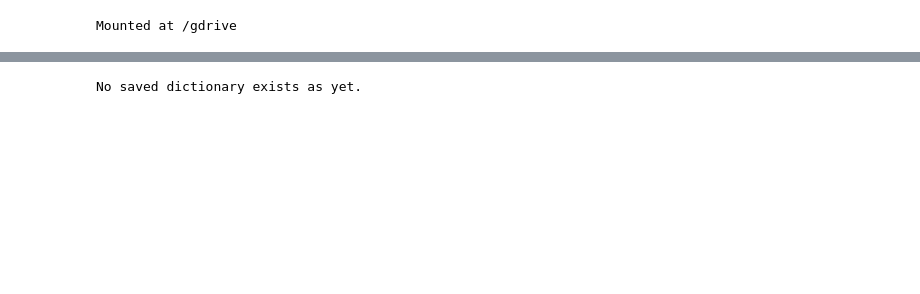
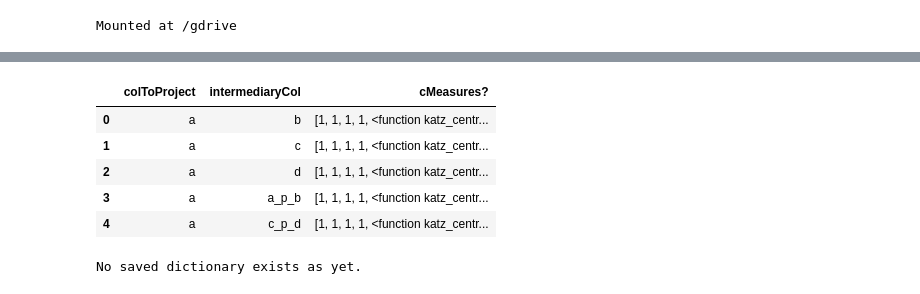
Before and after one commit to harnalashok/deeplearning-sequences, a Jupyter notebook: network_connect.ipynb, the cells around one changed output, grey strips where cells are left out. Cells and saved outputs as stored; diff of their text form; code cells hidden in the pictures; blank space fills up the shorter version.

```diff
--- a/network_connect.ipynb
+++ b/network_connect.ipynb
@@ -140,7 +133,14 @@ len(single_permute_list)   # 6
 # %%
 spl = pd.DataFrame(single_permute_list, columns = ["colToProject", "intermediaryCol", "cMeasures?"])
 spl.shape   # (210, 4)
-spl
+spl.head()
+# %% [output]
+|  | colToProject | intermediaryCol | cMeasures? |
+| 0 | a | b | [1, 1, 1, 1, <function katz_centr... |
+| 1 | a | c | [1, 1, 1, 1, <function katz_centr... |
+| 2 | a | d | [1, 1, 1, 1, <function katz_centr... |
+| 3 | a | a_p_b | [1, 1, 1, 1, <function katz_centr... |
+| 4 | a | c_p_d | [1, 1, 1, 1, <function katz_centr... |
 # %%
 X = train
 # %%
```
Also changed, not shown: parts of 20 cells of this notebook.
